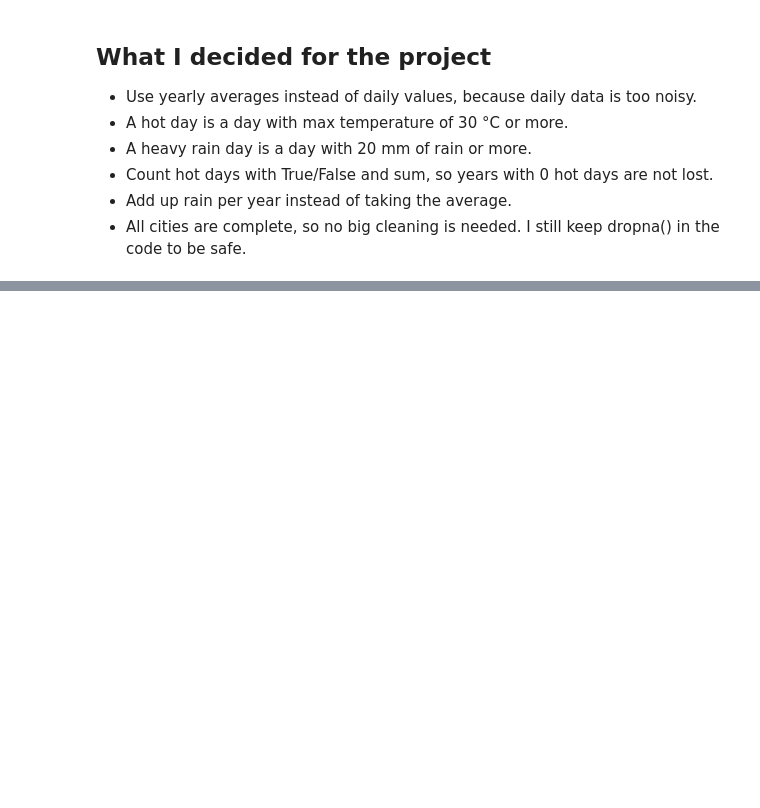
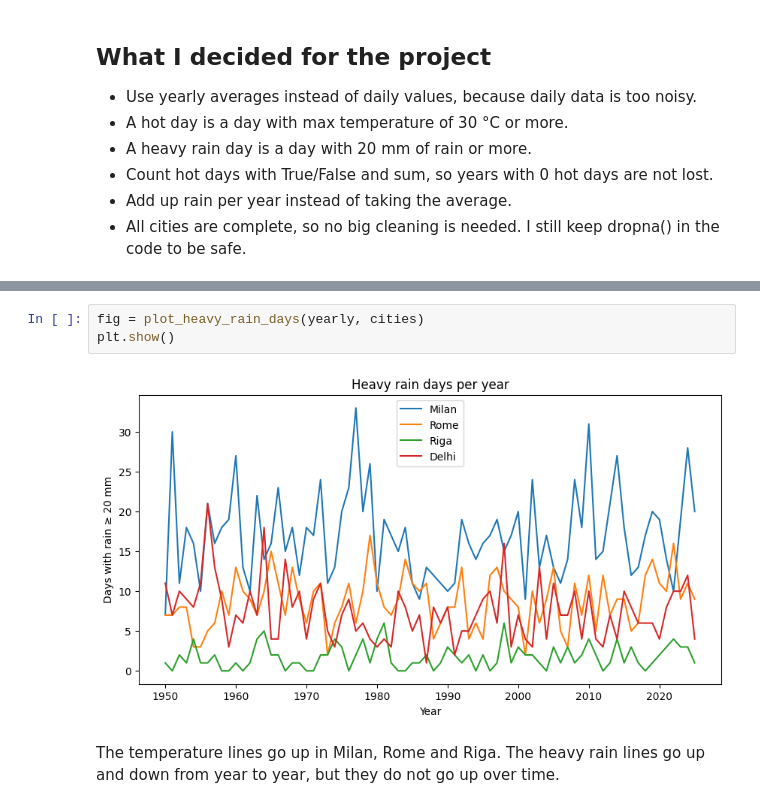
Before and after one commit to Dhingraakshat/weather-report, a Jupyter notebook: notebooks/exploration.ipynb, the cells around one changed output, grey strips where cells are left out. Drawn from its saved outputs; the diff is of its cells as text; blank space fills up the shorter version.

```diff
--- a/notebooks/exploration.ipynb
+++ b/notebooks/exploration.ipynb
@@ -123,0 +186,7 @@ Rome, Riga and Delhi also have 27759 rows and no missing values, so all four cit
+# %%
+fig = plot_heavy_rain_days(yearly, cities)
+plt.show()
+# %% [output]
+[figure, added]
+# %% [markdown]
+The temperature lines go up in Milan, Rome and Riga. The heavy rain lines go up and down from year to year, but they do not go up over time.
```
Also changed, not shown: parts of 10 cells of this notebook.
